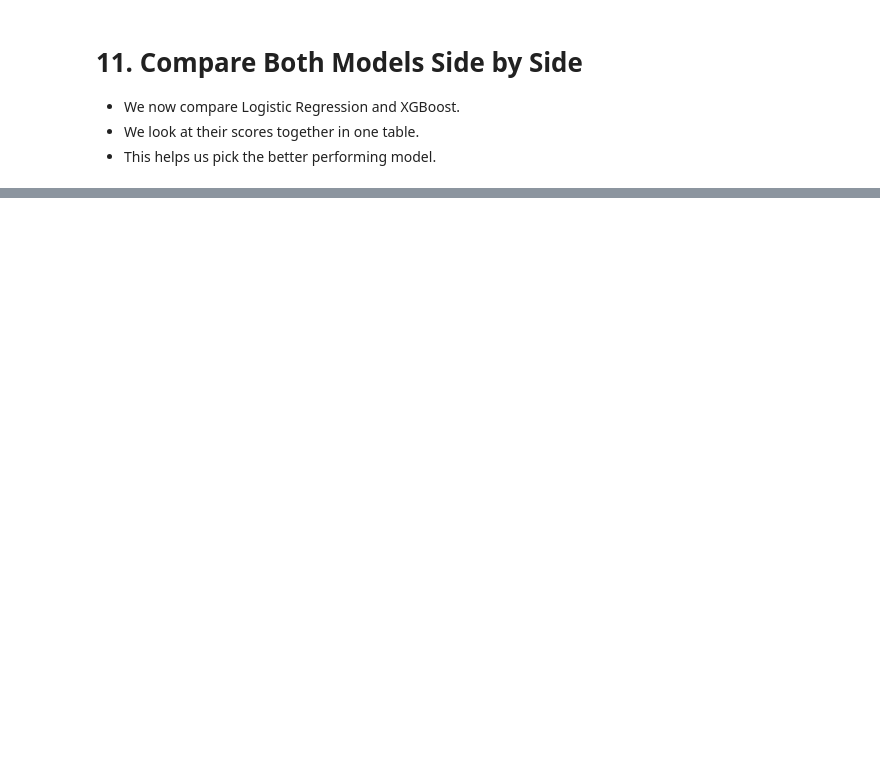
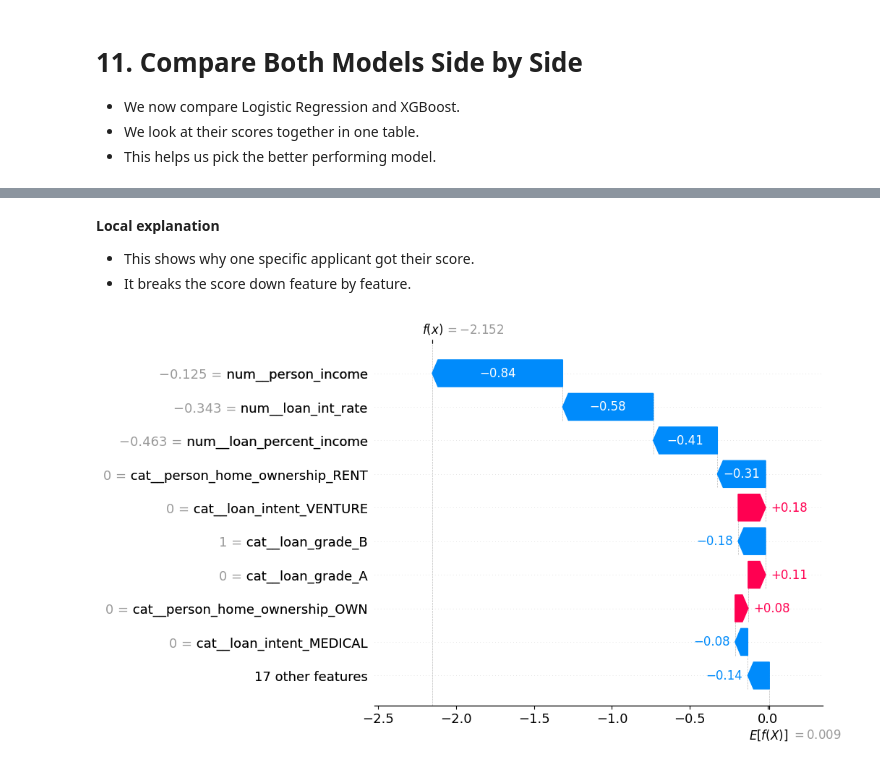
Before and after one commit to rudrascience/Credit_Risk_Analysis_and_Prediction, a Jupyter notebook: Credit_Risk_Assesment.ipynb, the cells around one changed output, grey strips where cells are left out. Cells and saved outputs as stored; diff of their text form; code cells hidden in the pictures; blank space fills up the shorter version.

```diff
--- a/Credit_Risk_Assesment.ipynb
+++ b/Credit_Risk_Assesment.ipynb
@@ -703,0 +879,19 @@ weighted avg       0.92      0.92      0.92      6305
+# %% [markdown]
+**Local explanation**<br>
+* This shows why one specific applicant got their score.
+* It breaks the score down feature by feature.
+# %%
+# 1. Pick one row to explain, e.g the 5th applicant in the test set
+row_index = 5
+
+# 2. Draw a Waterfall plot showing how each features pushed the prediction up or down
+shap.plots.waterfall(
+    shap.Explanation(
+        values = shap_values[row_index], # what are the values and how much they're contributing in the SHAP
+        base_values = explainer.expected_value, # the value model predicted
+        data = X_test_df.iloc[row_index], # actual value
+        feature_names = feature_names
+    )
+)
+# %% [output]
+[figure, added]
```
Also changed, not shown: parts of 34 cells of this notebook.
